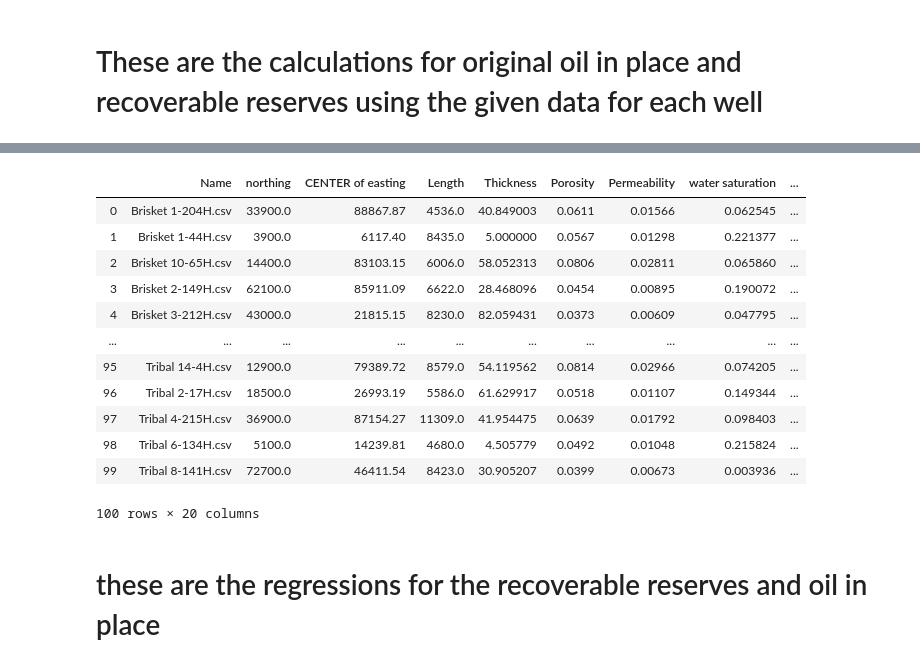
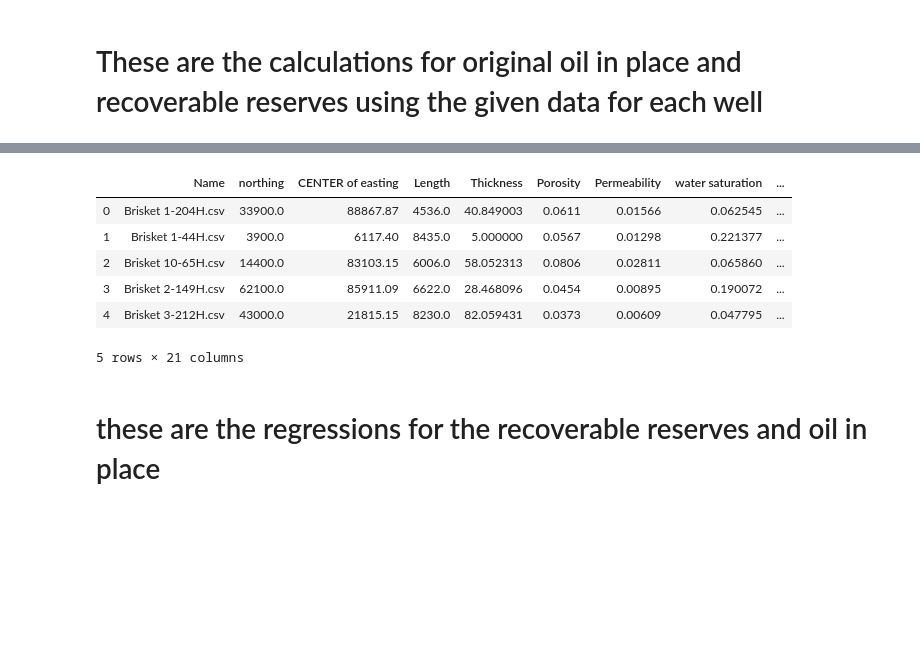
Before and after one commit to noocsharp/final_project, a Jupyter notebook: Final Jupyter notebook.ipynb, the cells around one changed output, grey strips where cells are left out. Saved outputs shown, nothing was run; the diff lists cells and outputs as text; code cells hidden in the pictures; blank space fills up the shorter version.

```diff
--- a/Final Jupyter notebook.ipynb
+++ b/Final Jupyter notebook.ipynb
@@ -63,6 +66,7 @@ names = []
 poisson = []
 northing = []
 easting = []
+proppant = []
 
 # making a list of the means of each category for each well
 for elem in os.listdir("Data"):
@@ -78,19 +82,24 @@ for elem in os.listdir("Data"):
         poisson.append(df["Poisson's ratio"].values.mean())
         northing.append(df["northing"].values.mean())
         easting.append(df["easting"].values.mean())
+        df = df.dropna(subset=['proppant weight (lbs)'])
+        proppant.append(df["proppant weight (lbs)"].mean())
         names.append(elem)
 
 
 # making a compiled dataframe that contains the data for all 100 wells
-dfCompiled = pd.DataFrame(list(zip(names, northing, easting, lengthsOfWells, thickness, porosity, permeability, waterSaturation, Young, oilSaturationAverage, poisson)),
-                          columns =["Name", "northing", "CENTER of easting", 'Length', 'Thickness', "Porosity", "Permeability", "water saturation", "Young's modulus", "oil saturation", "poisson's ratio"])
+dfCompiled = pd.DataFrame(list(zip(names, northing, easting, lengthsOfWells, thickness, porosity, permeability,
+                                   waterSaturation, Young, oilSaturationAverage, poisson, proppant)),
+                          columns =["Name", "northing", "CENTER of easting", 'Length', 'Thickness', "Porosity", "Permeability",
+                                    "water saturation", "Young's modulus", "oil saturation", "poisson's ratio", "proppant weight (lbs)"])
 
 
 # getting data (pressure and recovery factor) from the well production.csv
 dfWellProduction = pd.read_csv("Data/well production.csv")
 dfWellProduction = dfWellProduction.sort_values(by=["well name"])
+#resetting the indexes so our well order isn't messed up
 dfWellProduction = dfWellProduction.reset_index(drop=True)
 
-
+#get pressure and recovery factor
 dfCompiled['average pressure (Pa)'] = dfWellProduction['average pressure (Pa)']
 dfCompiled['recovery factor'] = dfWellProduction["recovery factor"]
@@ -97,57 +135,54 @@ dfCompiled['recovery factor'] = dfWellProduction["recovery factor"]
 # %%
 # now doing the calculations
+
 
 # calculating E' (where E is Young's modulus and v is poisson's ratio)
 def E_prime(E, v):
     return E / (1 - pow(v,2))
 
-# calculating b = half minor axis of an ellipse (we are using the max fracture width divided by 2 to estimate b)
-# where H is the thickness in feet and p is the average pressure
+def max_fracture_width(H, E_prime, p):
+    return (2 * H * p) / (E_prime * 100)
 
-def b(H, E_prime, p):
-    return (H * p) / E_prime
+# multiplying density of sand with proppant weight
+def proppant_volume_average(p):
+    return p * 0.0035318054
 
-# where L is the length of the well and b is the half minor axis of an ellipse
-def areaMethod1(L, b):
-  return (L * 2 * b + math.pi * b * b) / 43560
+# get the fracture length
+def fracture_length(volume, thickness, width):
+    return volume / (width * thickness)
 
-#second area function
-def areaMethod2(L, b):
-    return (math.pi * (L / 2 + b) * b) / 43560
+# find area by multiplying fracture length by length
+def area(frac_len, length):
+    return frac_len * length
+
+
 # the original oil in place formula where A is area (in acres), H is thickness, por is porosity, s is water saturation,
 # and fvf is formation volume factor
+
 def oil_in_place(A, H, por, s):
     return (7758 * A * H * por * (1 - s)) / 1.6
 
 # calculate recoverable reserves where OOIP is the original oil in place and rf is the recovery factor
 def r_r(OOIP, rf):
     return OOIP * rf
 
-
-dfCompiled["E prime calculation"] = E_prime(dfCompiled["Young's modulus"], dfCompiled["poisson's ratio"])
-dfCompiled["b calculation"] = b(dfCompiled["Thickness"], dfCompiled["E prime calculation"], dfCompiled["average pressure (Pa)"])
-dfCompiled["Area method one"] = areaMethod1(dfCompiled["Length"], dfCompiled["b calculation"])
-dfCompiled["Area method two"] = areaMethod2(dfCompiled["Length"], dfCompiled["b calculation"])
-dfCompiled["Area average"] = (dfCompiled["Area method one"] + dfCompiled["Area method two"])/2
-dfCompiled["original oil in place"] = oil_in_place(dfCompiled["Area average"], dfCompiled["Thickness"],
+# make dataframe columns for each of the calculations
+dfCompiled["proppant volume"] = proppant_volume_average(dfCompiled["proppant weight (lbs)"])
+dfCompiled["fracture width"] = max_fracture_width(dfCompiled["Thickness"], dfCompiled["E prime calculation"], dfCompiled["average pressure (Pa)"])
+dfCompiled["fracture length"] = fracture_length(dfCompiled["proppant volume"], dfCompiled['Thickness'], dfCompiled["fracture width"])
+dfCompiled["area"] = area(dfCompiled["fracture length"], dfCompiled["Length"])
+dfCompiled["original oil in place"] = oil_in_place(dfCompiled["area"], dfCompiled["Thickness"],
                                                    dfCompiled["Porosity"], dfCompiled["water saturation"])
 dfCompiled["recoverable reserves"] = r_r(dfCompiled["original oil in place"], dfCompiled["recovery factor"])
 dfCompiled.head()
-display(dfCompiled)
 # %% [output]
 |  | Name | northing | CENTER of easting | Length | Thickness | Porosity | Permeability | water saturation | ... |
 | 0 | Brisket 1-204H.csv | 33900.0 | 88867.87 | 4536.0 | 40.849003 | 0.0611 | 0.01566 | 0.062545 | ... |
 | 1 | Brisket 1-44H.csv | 3900.0 | 6117.40 | 8435.0 | 5.000000 | 0.0567 | 0.01298 | 0.221377 | ... |
 | 2 | Brisket 10-65H.csv | 14400.0 | 83103.15 | 6006.0 | 58.052313 | 0.0806 | 0.02811 | 0.065860 | ... |
 | 3 | Brisket 2-149H.csv | 62100.0 | 85911.09 | 6622.0 | 28.468096 | 0.0454 | 0.00895 | 0.190072 | ... |
 | 4 | Brisket 3-212H.csv | 43000.0 | 21815.15 | 8230.0 | 82.059431 | 0.0373 | 0.00609 | 0.047795 | ... |
-| ... | ... | ... | ... | ... | ... | ... | ... | ... | ... |
-| 95 | Tribal 14-4H.csv | 12900.0 | 79389.72 | 8579.0 | 54.119562 | 0.0814 | 0.02966 | 0.074205 | ... |
-| 96 | Tribal 2-17H.csv | 18500.0 | 26993.19 | 5586.0 | 61.629917 | 0.0518 | 0.01107 | 0.149344 | ... |
-| 97 | Tribal 4-215H.csv | 36900.0 | 87154.27 | 11309.0 | 41.954475 | 0.0639 | 0.01792 | 0.098403 | ... |
-| 98 | Tribal 6-134H.csv | 5100.0 | 14239.81 | 4680.0 | 4.505779 | 0.0492 | 0.01048 | 0.215824 | ... |
-| 99 | Tribal 8-141H.csv | 72700.0 | 46411.54 | 8423.0 | 30.905207 | 0.0399 | 0.00673 | 0.003936 | ... |
-100 rows × 20 columns
+5 rows × 21 columns
 # %% [markdown]
 # these are the regressions for the recoverable reserves and oil in place
 # %%
```
Also changed, not shown: parts of 21 cells of this notebook.
